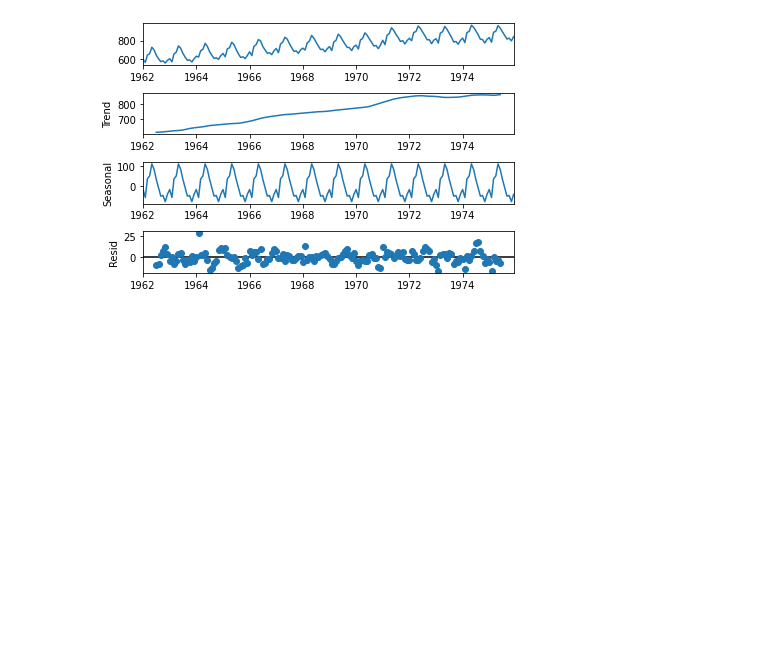
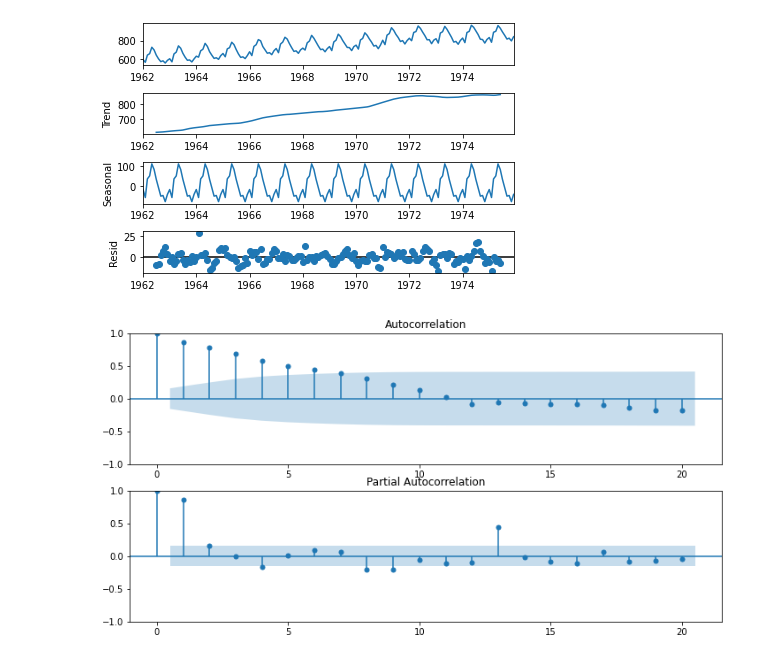
Before and after one commit to matt-juan23/time-series-forecasting, a Jupyter notebook: SARIMA.ipynb, the cells around one changed output. Saved outputs shown, nothing was run; the diff lists cells and outputs as text; code cells hidden in the pictures; blank space fills up the shorter version.

```diff
--- a/SARIMA.ipynb
+++ b/SARIMA.ipynb
@@ -42,3 +59,11 @@ decomposed.plot()
 plt.show()
 # %% [output]
 [figure]
+# %%
+# Stationary data
+month_diff = milk.diff(12).dropna()
+fig, ax = plt.subplots(2, figsize=(12,6))
+ax[0] = plot_acf(month_diff, ax=ax[0], lags=20)
+ax[1] = plot_pacf(month_diff, ax=ax[1], lags=20)
+# %% [output]
+[figure, added]
```
Also changed, not shown: parts of 4 cells of this notebook, 3 other files.
